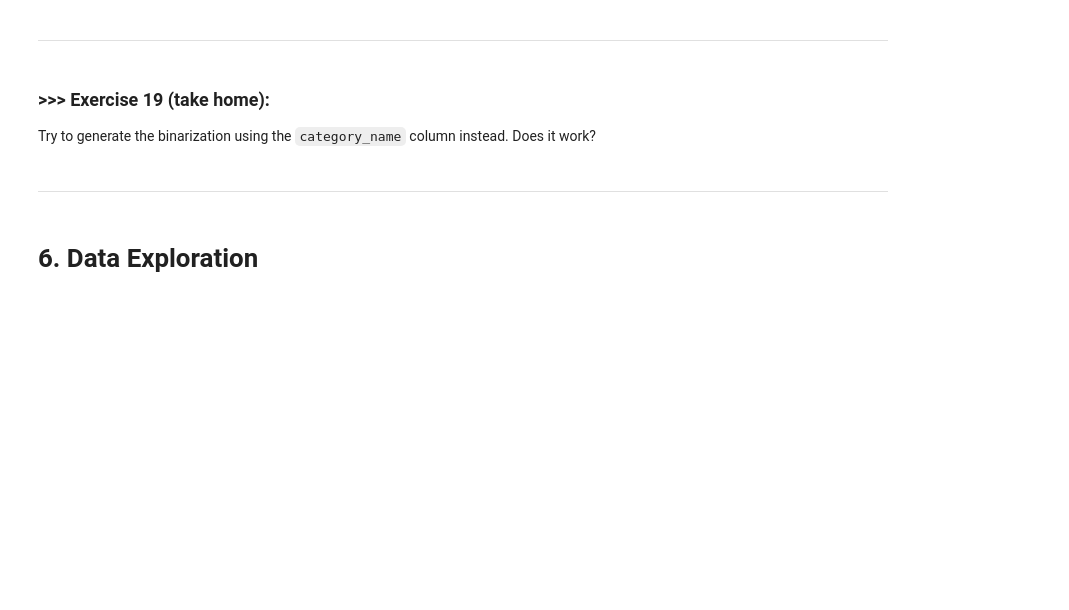
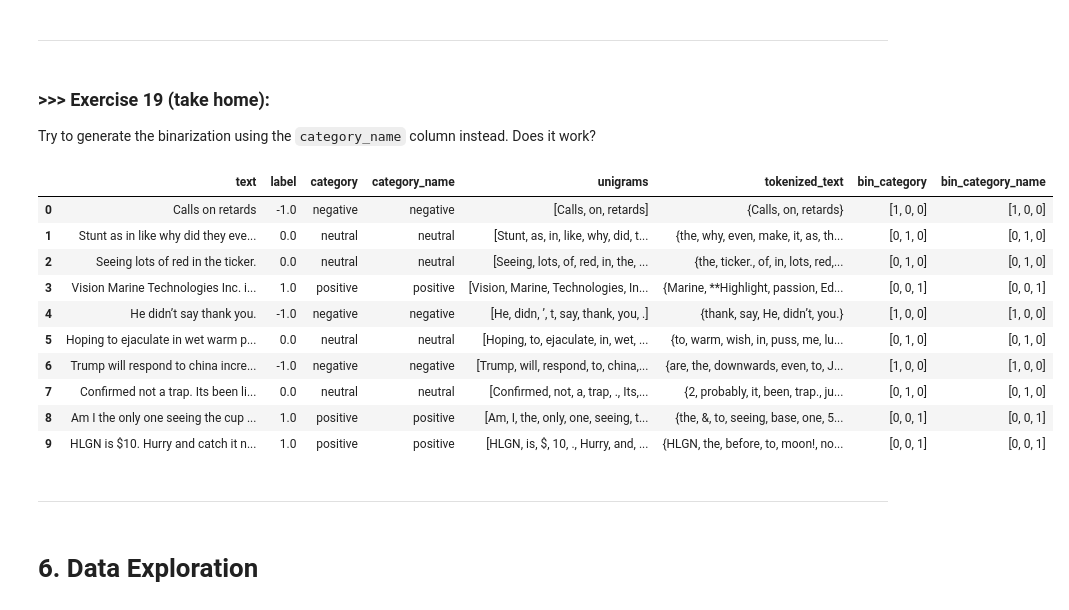
Before and after one commit to Nimomohamed-you/DM2025-Lab1-Exercise, a Jupyter notebook: NEW DATASET DM2025-Lab1-Master-Copy1.ipynb, the cells around one changed output. Cells and saved outputs as stored; diff of their text form; code cells hidden in the pictures; blank space fills up the shorter version.

```diff
--- a/NEW DATASET DM2025-Lab1-Master-Copy1.ipynb
+++ b/NEW DATASET DM2025-Lab1-Master-Copy1.ipynb
@@ -2113,3 +2219,23 @@ Try to generate the binarization using the `category_name` column instead. Does
+# %%
+# Answer here
+mlb.fit(X['category_name'])
+X['bin_category_name'] = mlb.transform(X['category_name']).tolist()
+
+# Display first few records
+X[['category_name', 'bin_category_name']].head()
+X[0:10]
+# %% [output]
+|  | text | label | category | category_name | unigrams | tokenized_text | bin_category | bin_category_name |
+| 0 | Calls on retards | -1.0 | negative | negative | [Calls, on, retards] | {Calls, on, retards} | [1, 0, 0] | [1, 0, 0] |
+| 1 | Stunt as in like why did they eve... | 0.0 | neutral | neutral | [Stunt, as, in, like, why, did, t... | {the, why, even, make, it, as, th... | [0, 1, 0] | [0, 1, 0] |
+| 2 | Seeing lots of red in the ticker. | 0.0 | neutral | neutral | [Seeing, lots, of, red, in, the, ... | {the, ticker., of, in, lots, red,... | [0, 1, 0] | [0, 1, 0] |
+| 3 | Vision Marine Technologies Inc. i... | 1.0 | positive | positive | [Vision, Marine, Technologies, In... | {Marine, **Highlight, passion, Ed... | [0, 0, 1] | [0, 0, 1] |
+| 4 | He didn’t say thank you. | -1.0 | negative | negative | [He, didn, ’, t, say, thank, you, .] | {thank, say, He, didn’t, you.} | [1, 0, 0] | [1, 0, 0] |
+| 5 | Hoping to ejaculate in wet warm p... | 0.0 | neutral | neutral | [Hoping, to, ejaculate, in, wet, ... | {to, warm, wish, in, puss, me, lu... | [0, 1, 0] | [0, 1, 0] |
+| 6 | Trump will respond to china incre... | -1.0 | negative | negative | [Trump, will, respond, to, china,... | {are, the, downwards, even, to, J... | [1, 0, 0] | [1, 0, 0] |
+| 7 | Confirmed not a trap. Its been li... | 0.0 | neutral | neutral | [Confirmed, not, a, trap, ., Its,... | {2, probably, it, been, trap., ju... | [0, 1, 0] | [0, 1, 0] |
+| 8 | Am I the only one seeing the cup ... | 1.0 | positive | positive | [Am, I, the, only, one, seeing, t... | {the, &, to, seeing, base, one, 5... | [0, 0, 1] | [0, 0, 1] |
+| 9 | HLGN is $10. Hurry and catch it n... | 1.0 | positive | positive | [HLGN, is, $, 10, ., Hurry, and, ... | {HLGN, the, before, to, moon!, no... | [0, 0, 1] | [0, 0, 1] |
 # %% [markdown]
 ---
 # %% [markdown]
```
Also changed, not shown: parts of 68 cells of this notebook, 6 other files.
